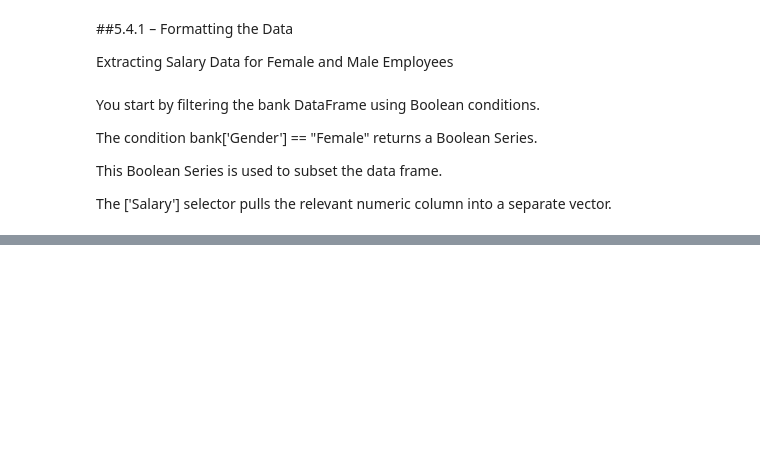
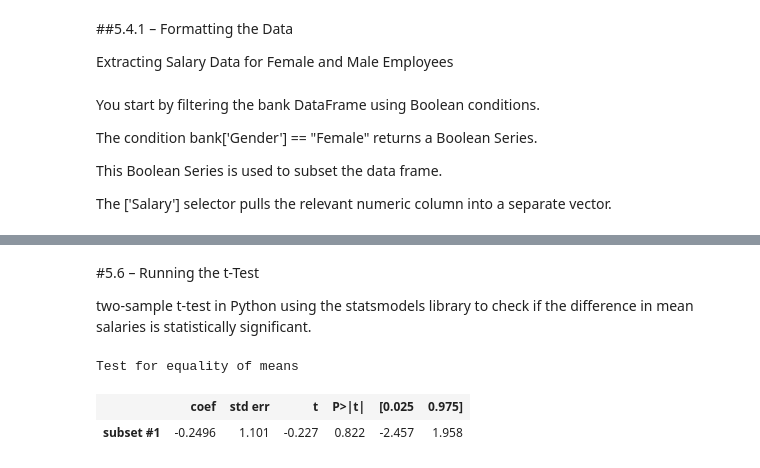
Before and after one commit to Aishaamalik/Data-Analysis-Intern, a Jupyter notebook: week_0.ipynb, the cells around one changed output, grey strips where cells are left out. Saved outputs shown, nothing was run; the diff lists cells and outputs as text; code cells hidden in the pictures; blank space fills up the shorter version.

```diff
--- a/week_0.ipynb
+++ b/week_0.ipynb
@@ -1239,0 +1254,17 @@ male_sal will contain the salaries of all male employees.
+# %% [markdown]
+#5.6 – Running the t-Test
+
+two-sample t-test in Python using the statsmodels library to check if the difference in mean salaries is statistically significant.
+# %%
+# Import the CompareMeans tool from statsmodels
+import statsmodels.stats.api as sms
+
+# Create the t-test model
+model = sms.CompareMeans.from_data(female_sal, male_sal)
+
+# Display the summary with unequal variance assumption
+model.summary(usevar='unequal')
+# %% [output]
+Test for equality of means
+|  | coef | std err | t | P>|t| | [0.025 | 0.975] |
+| subset #1 | -0.2496 | 1.101 | -0.227 | 0.822 | -2.457 | 1.958 |
```
Also changed, not shown: parts of 4 cells of this notebook.
